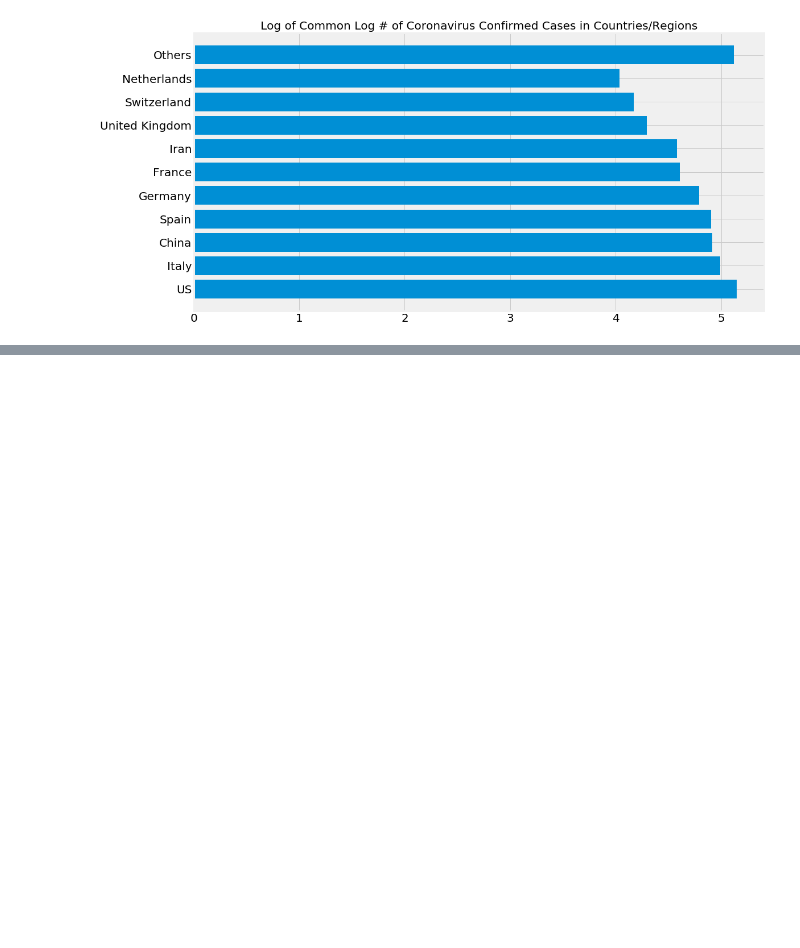
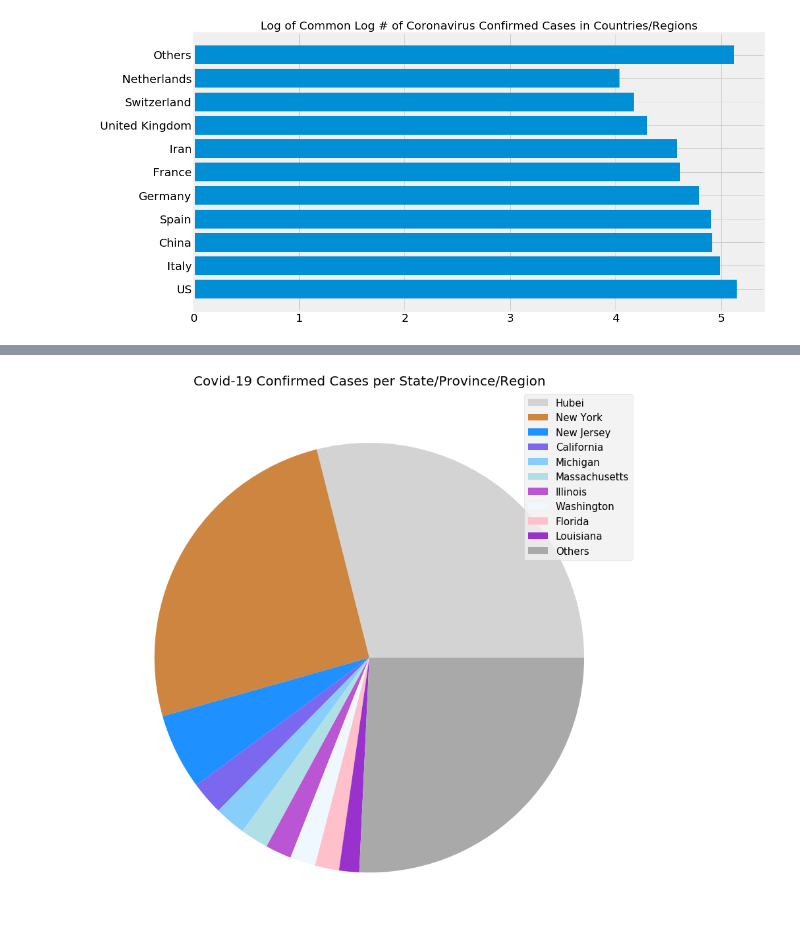
Before and after one commit to Andre-Williams22/Coronavirus-Analysis, a Jupyter notebook: Coronavirus-Visualizations.ipynb, the cells around one changed output, grey strips where cells are left out. Cells and saved outputs as stored; diff of their text form; code cells hidden in the pictures; blank space fills up the shorter version.

```diff
--- a/Coronavirus-Visualizations.ipynb
+++ b/Coronavirus-Visualizations.ipynb
@@ -589,0 +630,9 @@ plt.show()
+# %%
+c = random.sample(list(mcolors.CSS4_COLORS.values()),k = len(visual_confirmed_cases2))
+plt.figure(figsize=(20,15))
+plt.title('Covid-19 Confirmed Cases per State/Province/Region', size=20)
+plt.pie(visual_confirmed_cases2, colors=c)
+plt.legend(visual_unique_provinces, loc='best', fontsize=15)
+plt.show()
+# %% [output]
+[figure, added]
```
Also changed, not shown: parts of 6 cells of this notebook.
